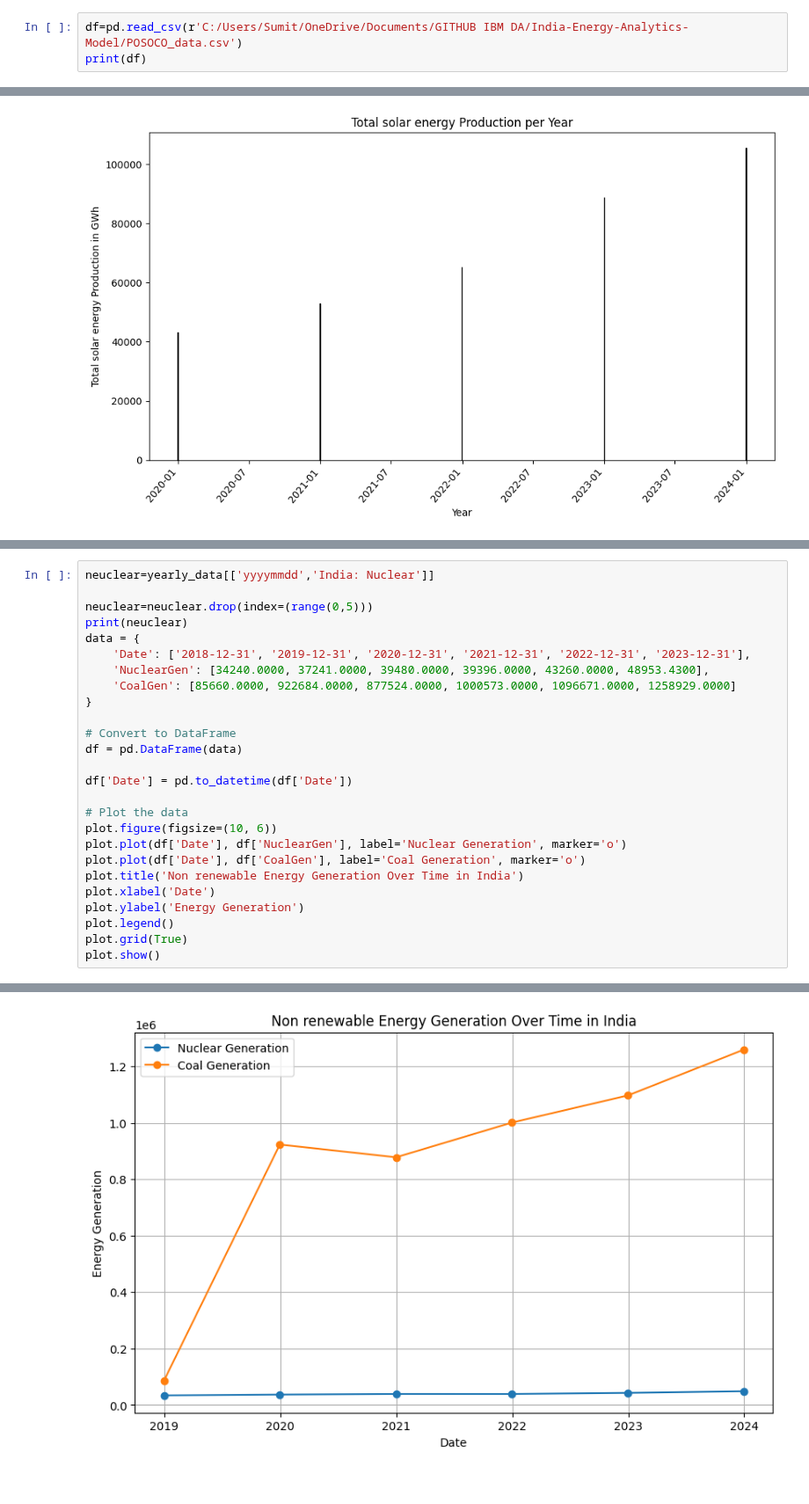
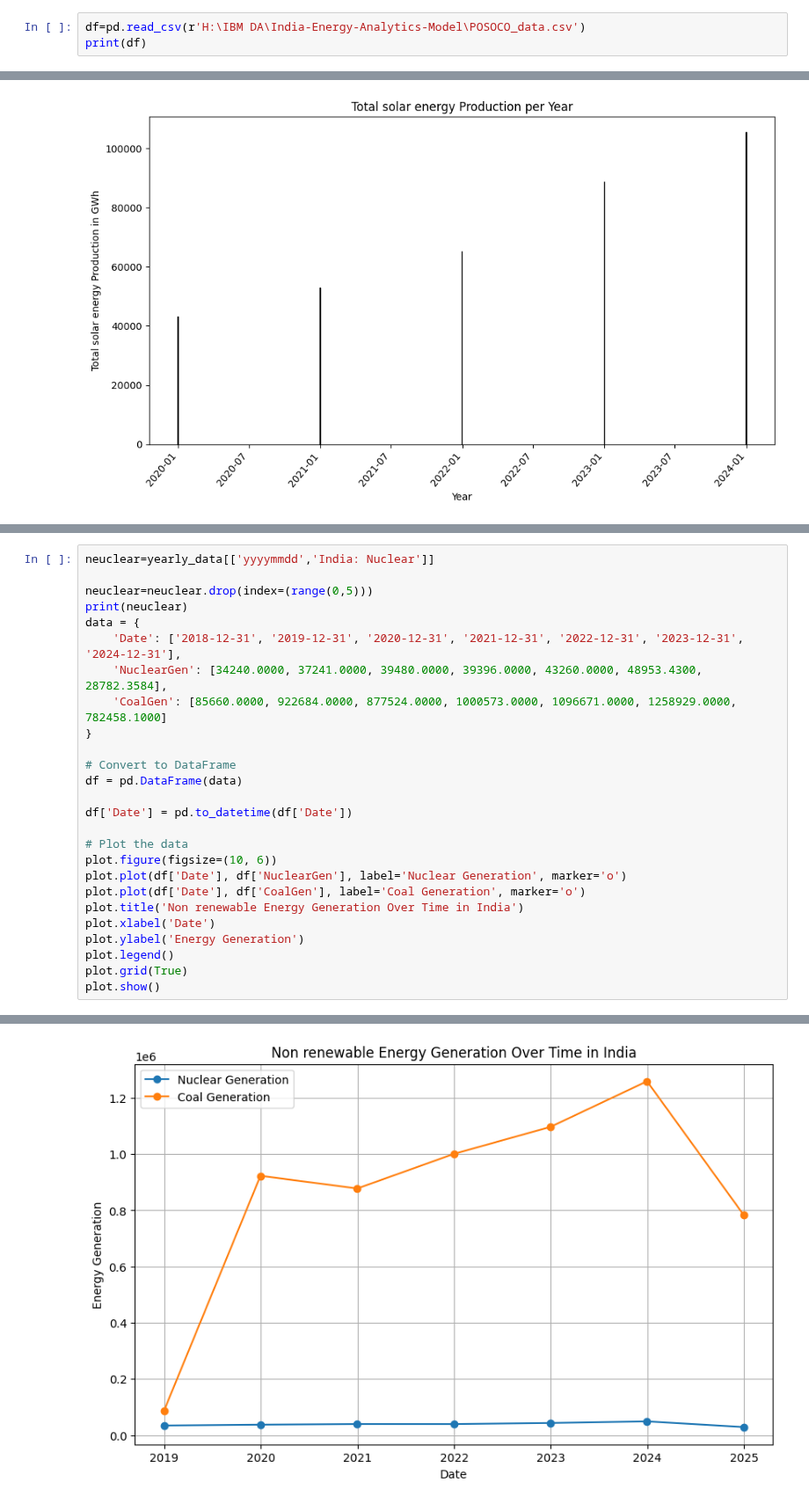
Before and after one commit to jayantxchauhan/India-Energy-Analytics-Model, a Jupyter notebook: ANALYSIS_2.ipynb, the cells around one changed output, grey strips where cells are left out. Shown at 88% size. Drawn from its saved outputs; the diff is of its cells as text.

```diff
--- a/ANALYSIS_2.ipynb
+++ b/ANALYSIS_2.ipynb
@@ -5,7 +5,7 @@ import numpy as ny
 import pandas as pd
 import matplotlib.pyplot as plot
 # %%
-df=pd.read_csv(r'C:/Users/Sumit/OneDrive/Documents/GITHUB IBM DA/India-Energy-Analytics-Model/POSOCO_data.csv')
+df=pd.read_csv(r'H:\IBM DA\India-Energy-Analytics-Model\POSOCO_data.csv')
 print(df)
 # %% [output]
       yyyymmdd  NR: DemandMet  NR: PeakShortage  NR: EnergyMet  NR: HydroGen  \
@@ -232,37 +232,37 @@ neuclear=yearly_data[['yyyymmdd','India: Nuclear']]
 
 neuclear=neuclear.drop(index=(range(0,5)))
 print(neuclear)
 data = {
-    'Date': ['2018-12-31', '2019-12-31', '2020-12-31', '2021-12-31', '2022-12-31', '2023-12-31'],
-    'NuclearGen': [34240.0000, 37241.0000, 39480.0000, 39396.0000, 43260.0000, 48953.4300],
-    'CoalGen': [85660.0000, 922684.0000, 877524.0000, 1000573.0000, 1096671.0000, 1258929.0000]
+    'Date': ['2018-12-31', '2019-12-31', '2020-12-31', '2021-12-31', '2022-12-31', '2023-12-31', '2024-12-31'],
+    'NuclearGen': [34240.0000, 37241.0000, 39480.0000, 39396.0000, 43260.0000, 48953.4300, 28782.3584],
+    'CoalGen': [85660.0000, 922684.0000, 877524.0000, 1000573.0000, 1096671.0000, 1258929.0000, 782458.1000]
 }
 
 # Convert to DataFrame
 df = pd.DataFrame(data)
 
 df['Date'] = pd.to_datetime(df['Date'])
 
 # Plot the data
 plot.figure(figsize=(10, 6))
 plot.plot(df['Date'], df['NuclearGen'], label='Nuclear Generation', marker='o')
 plot.plot(df['Date'], df['CoalGen'], label='Coal Generation', marker='o')
 plot.title('Non renewable Energy Generation Over Time in India')
 plot.xlabel('Date')
 plot.ylabel('Energy Generation')
 plot.legend()
 plot.grid(True)
 plot.show()
 # %% [output]
      yyyymmdd  India: Nuclear
 5  2018-12-31      34240.0000
 6  2019-12-31      37241.0000
 7  2020-12-31      39480.0000
 8  2021-12-31      39396.0000
 9  2022-12-31      43260.0000
 10 2023-12-31      48953.4300
 11 2024-12-31      28782.3584
-[figure, old version]
+[figure, new version]
 # %%
 import pandas as pd
 import matplotlib.pyplot as plt
```
Also changed, not shown: parts of 6 cells of this notebook.
